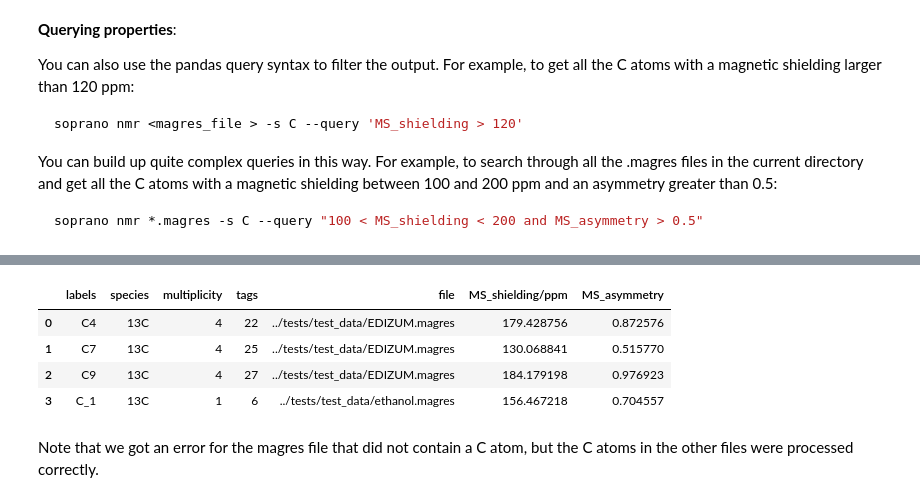
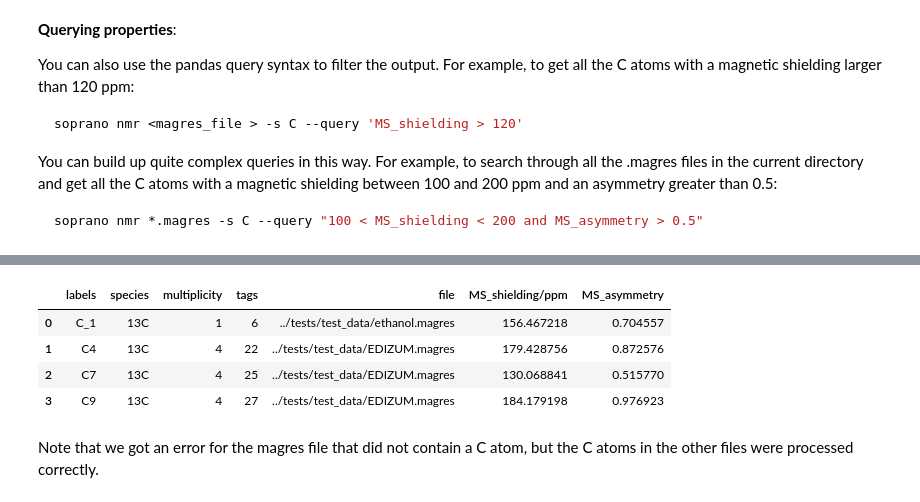
Before and after one commit to CCP-NC/soprano, a Jupyter notebook: tutorials/07-soprano-cli.ipynb, the cells around one changed output, grey strips where cells are left out. Saved outputs shown, nothing was run; the diff lists cells and outputs as text; code cells hidden in the pictures.

````diff
--- a/tutorials/07-soprano-cli.ipynb
+++ b/tutorials/07-soprano-cli.ipynb
@@ -137,7 +136,7 @@ soprano nmr *.magres -s C --query "100 < MS_shielding < 200 and MS_asymmetry > 0
 ```
 # %%
 !soprano nmr \
-    ../tests/test_data/*.magres \
+    ../tests/test_data/ethanol.magres ../tests/test_data/EDIZUM.magres \
     -s C \
     --query "100 < MS_shielding < 200 and MS_asymmetry > 0.5" \
     --include MS_shielding,MS_asymmetry \
@@ -152,8 +152,8 @@ error: Could not select atoms based on selection string: Element C not present i
 |  | labels | species | multiplicity | tags | file | MS_shielding/ppm | MS_asymmetry |
-| 0 | C4 | 13C | 4 | 22 | ../tests/test_data/EDIZUM.magres | 179.428756 | 0.872576 |
-| 1 | C7 | 13C | 4 | 25 | ../tests/test_data/EDIZUM.magres | 130.068841 | 0.515770 |
-| 2 | C9 | 13C | 4 | 27 | ../tests/test_data/EDIZUM.magres | 184.179198 | 0.976923 |
-| 3 | C_1 | 13C | 1 | 6 | ../tests/test_data/ethanol.magres | 156.467218 | 0.704557 |
+| 0 | C_1 | 13C | 1 | 6 | ../tests/test_data/ethanol.magres | 156.467218 | 0.704557 |
+| 1 | C4 | 13C | 4 | 22 | ../tests/test_data/EDIZUM.magres | 179.428756 | 0.872576 |
+| 2 | C7 | 13C | 4 | 25 | ../tests/test_data/EDIZUM.magres | 130.068841 | 0.515770 |
+| 3 | C9 | 13C | 4 | 27 | ../tests/test_data/EDIZUM.magres | 184.179198 | 0.976923 |
 # %% [markdown]
 Note that we got an error for the magres file that did not contain a C atom, but the C atoms in the other files were processed correctly.
 # %% [markdown]
````
Also changed, not shown: parts of 7 cells of this notebook, 4 other files.
